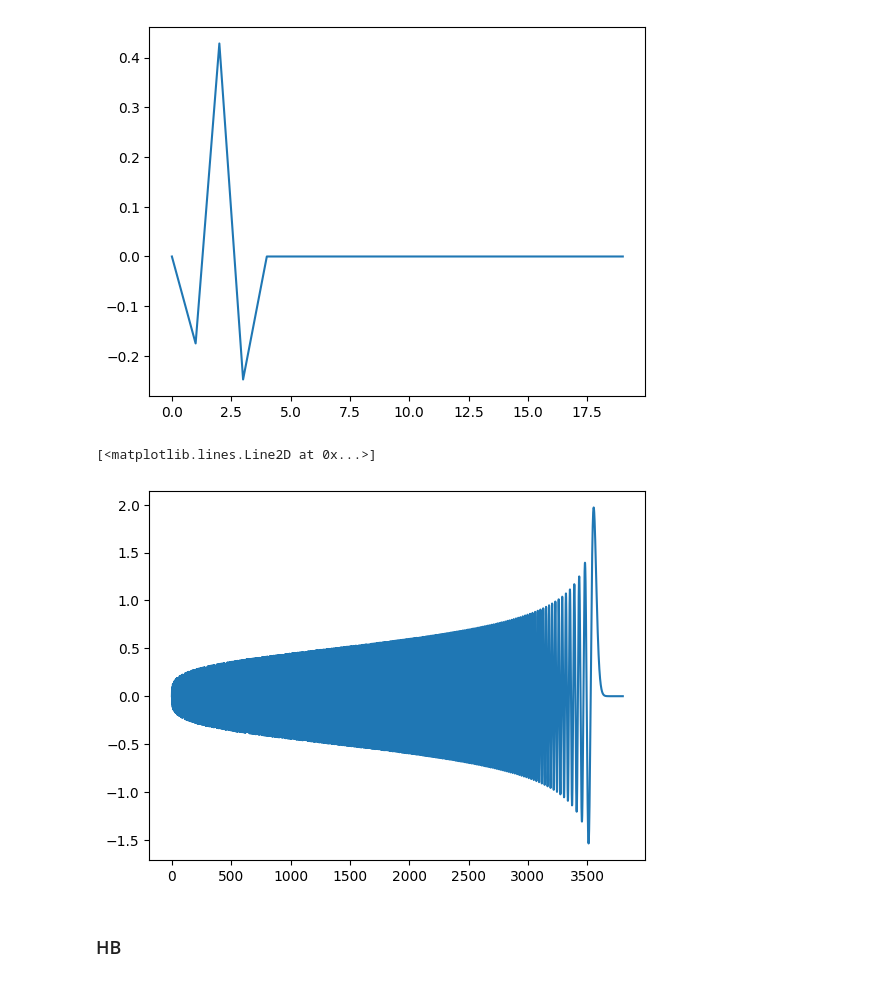
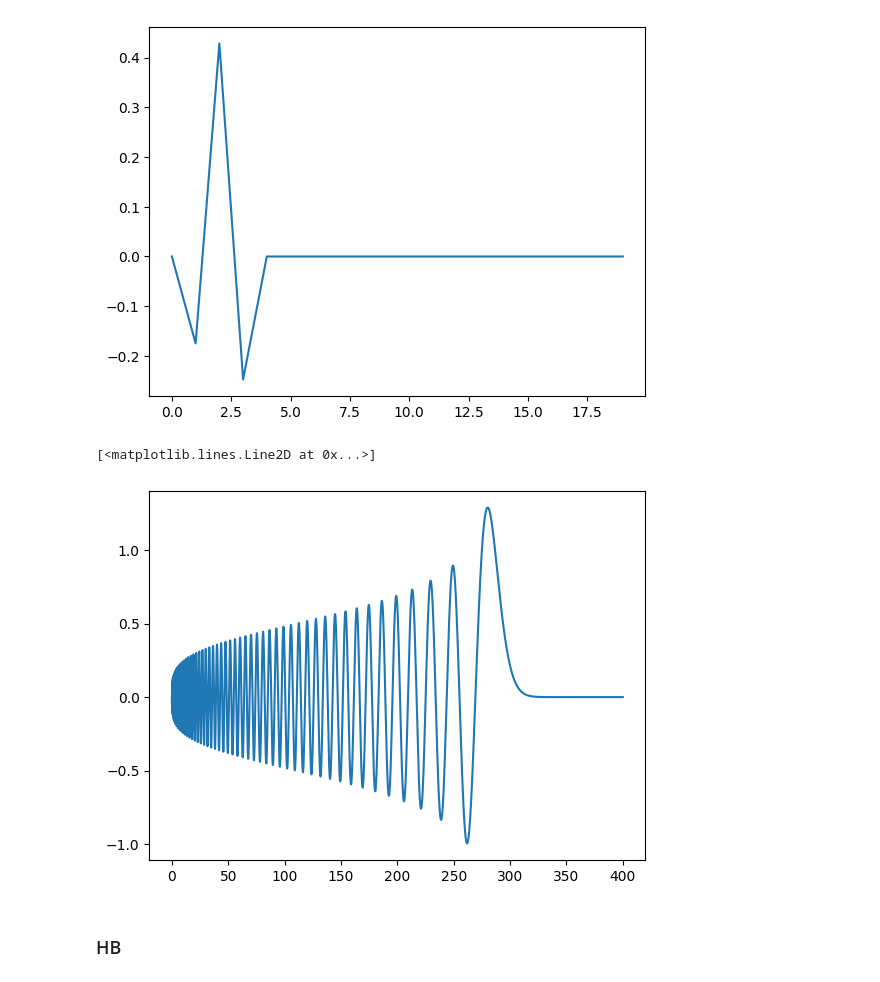
Before and after one commit to Indoxer/sturmian-quantum, a Jupyter notebook: sturmian.ipynb, the cells around one changed output. Cells and saved outputs as stored; diff of their text form; code cells hidden in the pictures.

```diff
--- a/sturmian.ipynb
+++ b/sturmian.ipynb
@@ -161,17 +161,17 @@ plt.plot(s_list)
 [<matplotlib.lines.Line2D at 0x...>]
 [figure]
 # %%
-x = np.linspace(0, 3800, 10000, dtype=np.longdouble)
+x = np.linspace(0, 400, 10000, dtype=np.longdouble)
 
-n = 1250
+n = 100
 q = 0.7
 l = 0
 
 y = Skl(x, n, l, q)
 plt.plot(x, y)
 # %% [output]
 [<matplotlib.lines.Line2D at 0x...>]
-[figure, old version]
+[figure, new version]
 # %% [markdown]
 ### HB
 # %%
```
Also changed, not shown: parts of 9 cells of this notebook, 2 other files.
